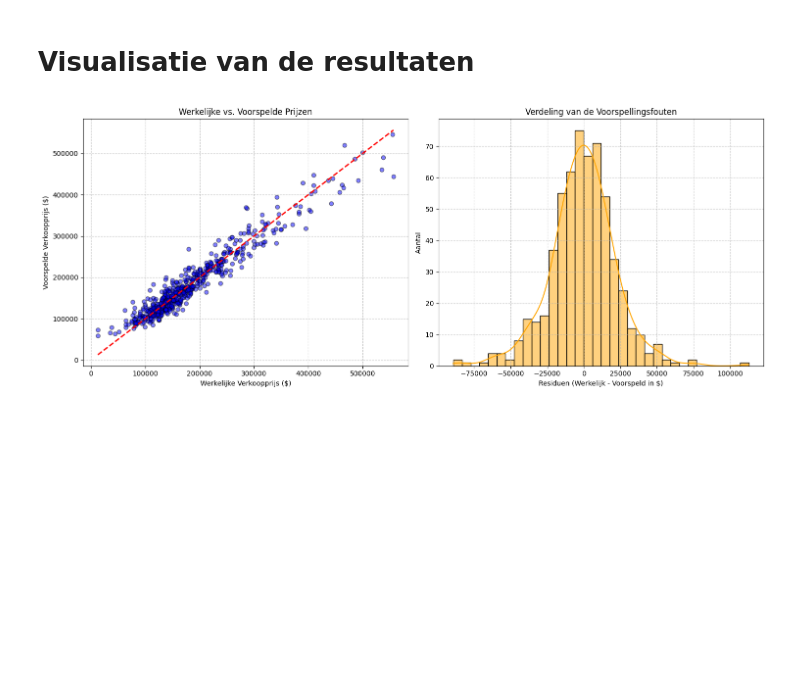
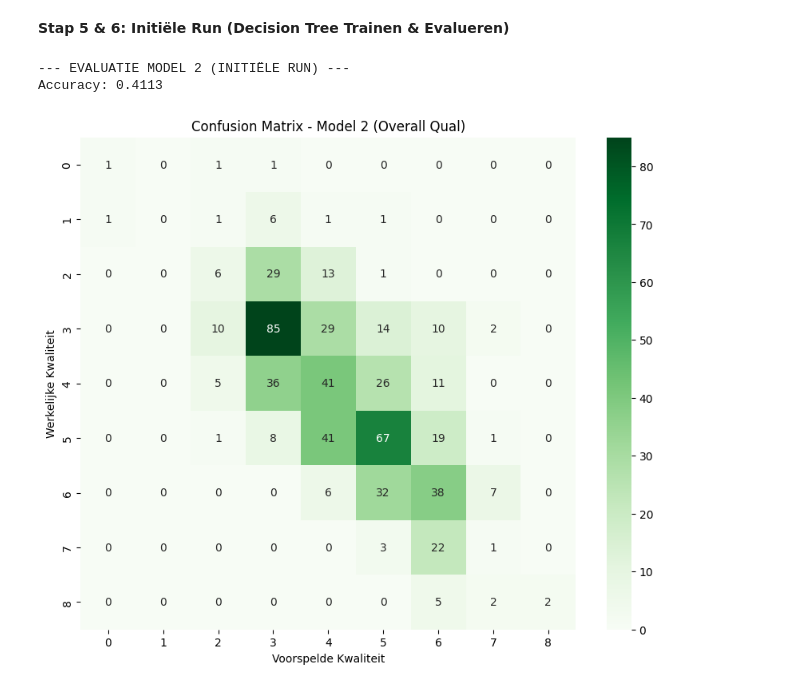
Before and after one commit to alex24106429/DEAI-Portfolio, a Jupyter notebook: week_7/AmesHousingNotebook.ipynb, the cells around one changed output. Cells and saved outputs as stored; diff of their text form; code cells hidden in the pictures; blank space fills up the shorter version.

Commit message:
week 7 model getraind

```diff
--- a/week_7/AmesHousingNotebook.ipynb
+++ b/week_7/AmesHousingNotebook.ipynb
@@ -44,0 +107,12 @@ df_subset.fillna(0, inplace=True)
+# %%
+# Target is nu 'Overall Qual' (Schaal 1 tot 10)
+target_m2 = 'Overall Qual'
+
+# Top 3 features (minimaal 1 categorisch)
+# Voorbeeldkeuze: Woonoppervlakte (num), Kavelgrootte (num), Huisstijl (cat)
+features_m2 = ['Gr Liv Area', 'Lot Area', 'House Style']
+
+df_m2 = df[features_m2 + [target_m2]].copy()
+df_m2.dropna(inplace=True)
+
+print(f"Verdeling target (Kwaliteit 1 t/m 10):\n{df_m2[target_m2].value_counts().sort_index()}")
@@ -104,27 +135,39 @@ Kwadratische fout (RMSE): $22,534.73
-# %% [markdown]
-  # Visualisatie van de resultaten
-# %%
-fig, ax = plt.subplots(1, 2, figsize=(15, 6))
-
-# Grafiek 1: Werkelijke vs Voorspelde prijzen
-ax[0].scatter(y_test_dollars, y_pred_dollars, alpha=0.5, color='blue', edgecolor='k')
-# Rode stippellijn
-ax[0].plot([y_test_dollars.min(), y_test_dollars.max()],
-           [y_test_dollars.min(), y_test_dollars.max()], '--r', linewidth=2)
-ax[0].set_xlabel('Werkelijke Verkoopprijs ($)')
-ax[0].set_ylabel('Voorspelde Verkoopprijs ($)')
-ax[0].set_title('Werkelijke vs. Voorspelde Prijzen')
-ax[0].grid(True, linestyle='--', alpha=0.7)
-
-# Grafiek 2: Distributie van de residuen
-residuals = y_test_dollars - y_pred_dollars
-sns.histplot(residuals, kde=True, ax=ax[1], color='orange')
-ax[1].set_xlabel('Residuen (Werkelijk - Voorspeld in $)')
-ax[1].set_ylabel('Aantal')
-ax[1].set_title('Verdeling van de Voorspellingsfouten')
-ax[1].grid(True, linestyle='--', alpha=0.7)
-
-plt.tight_layout()
-plt.show()
-# %% [output]
-[figure, removed]
+# %%
+# 4a. One-hot encode
+X_m2 = pd.get_dummies(df_m2[features_m2], drop_first=True)
+y_m2 = df_m2[target_m2]
+
+# 4b. Splitten
+X_train_m2, X_test_m2, y_train_m2, y_test_m2 = train_test_split(
+    X_m2, y_m2, test_size=0.2, random_state=42)
+# %% [markdown]
+ **Stap 5 & 6: Initiële Run (Decision Tree Trainen & Evalueren)**
+# %%
+# 5. Model initialiseren
+model_m2 = DecisionTreeClassifier(
+    max_depth=6,             # Hyperparameter 1
+    min_samples_leaf=4,      # Hyperparameter 2
+    random_state=42
+)
+
+# Trainen
+model_m2.fit(X_train_m2, y_train_m2)
+
+# 6. Evalueren
+y_pred_m2 = model_m2.predict(X_test_m2)
+
+print("--- EVALUATIE MODEL 2 (INITIËLE RUN) ---")
+print(f"Accuracy: {accuracy_score(y_test_m2, y_pred_m2):.4f}\n")
+
+# Let op: bij multi-class is een confusion matrix veel groter
+plt.figure(figsize=(10,8))
+cm_m2 = confusion_matrix(y_test_m2, y_pred_m2)
+sns.heatmap(cm_m2, annot=True, fmt='d', cmap='Greens')
+plt.xlabel('Voorspelde Kwaliteit')
+plt.ylabel('Werkelijke Kwaliteit')
+plt.title('Confusion Matrix - Model 2 (Overall Qual)')
+plt.show()
+# %% [output]
+--- EVALUATIE MODEL 2 (INITIËLE RUN) ---
+Accuracy: 0.4113
+[figure, added]
```
Also changed, not shown: parts of 18 cells of this notebook.
